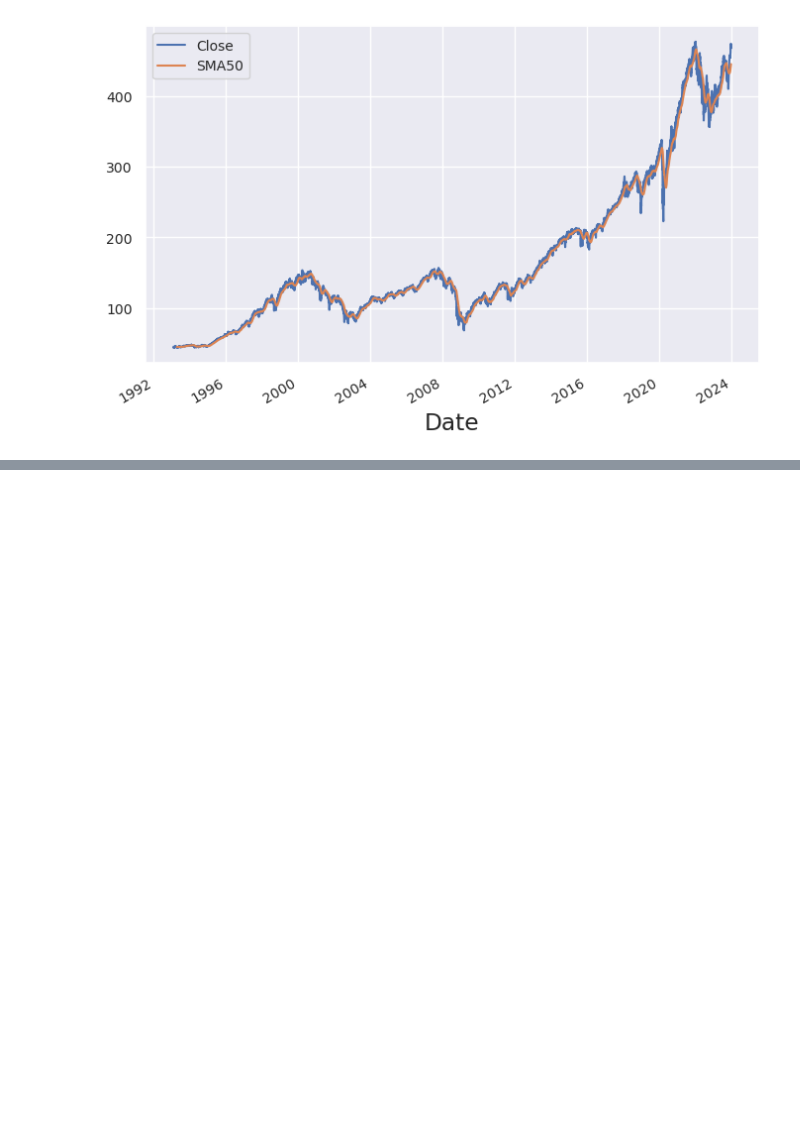
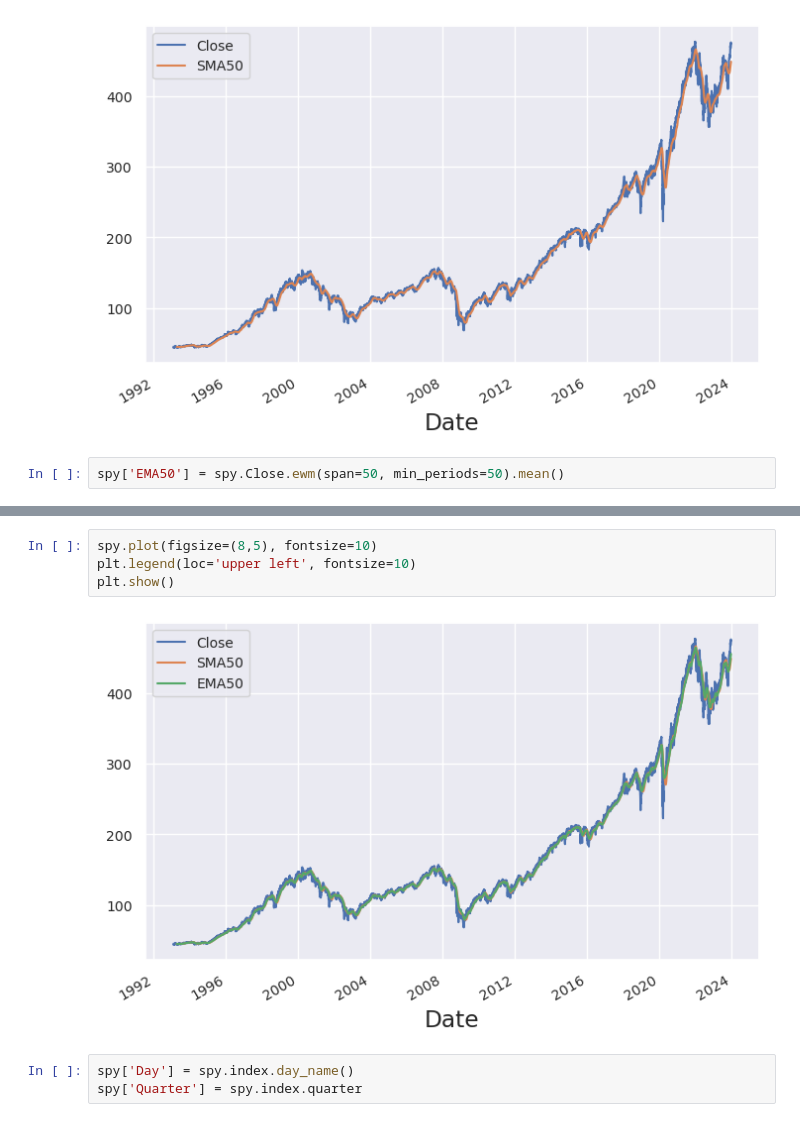
Before and after one commit to 0x13roberp/quant, a Jupyter notebook: intro.ipynb, the cells around one changed output, grey strips where cells are left out. Drawn from its saved outputs; the diff is of its cells as text; blank space fills up the shorter version.

```diff
--- a/intro.ipynb
+++ b/intro.ipynb
@@ -723,3 +724,5 @@ plt.legend(loc='upper left', fontsize=10)
 plt.show()
 # %% [output]
 [figure]
+# %%
+spy['EMA50'] = spy.Close.ewm(span=50, min_periods=50).mean()
@@ -725,0 +746,9 @@ plt.show()
+# %%
+spy.plot(figsize=(8,5), fontsize=10)
+plt.legend(loc='upper left', fontsize=10)
+plt.show()
+# %% [output]
+[figure, added]
+# %%
+spy['Day'] = spy.index.day_name()
+spy['Quarter'] = spy.index.quarter
```
Also changed, not shown: parts of 89 cells of this notebook, 1 other file.
